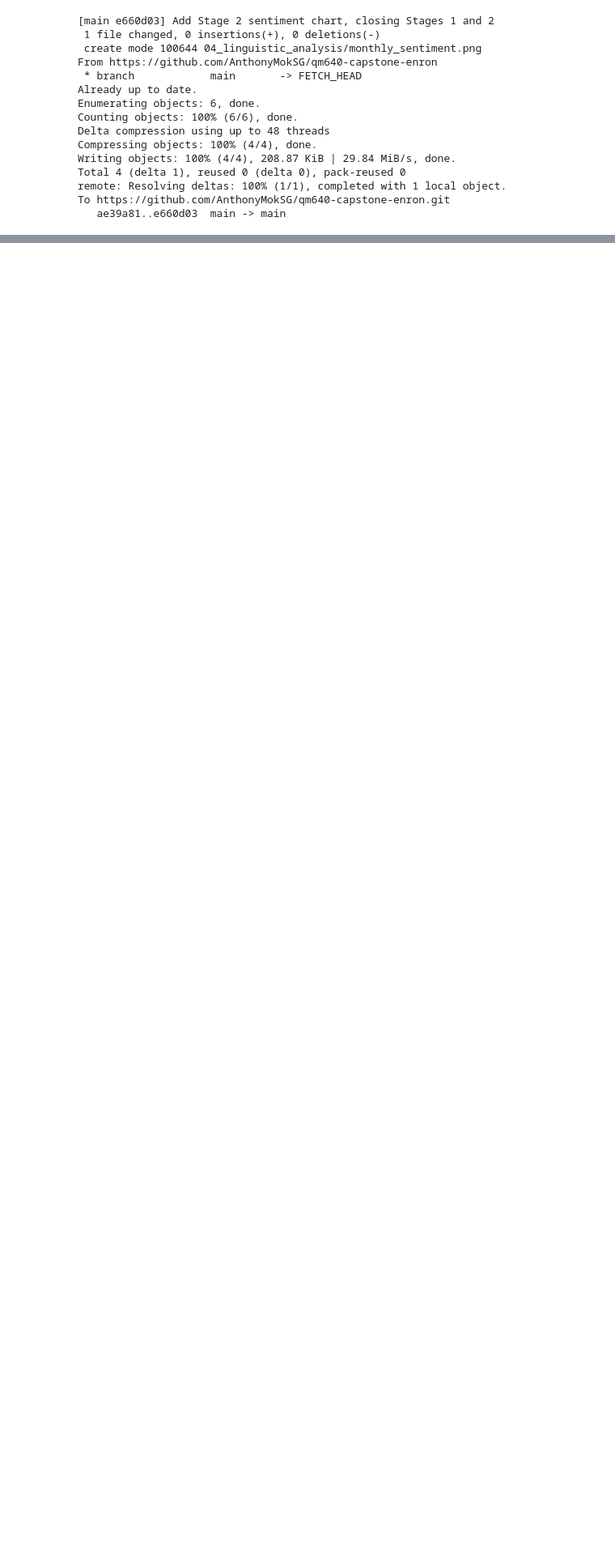
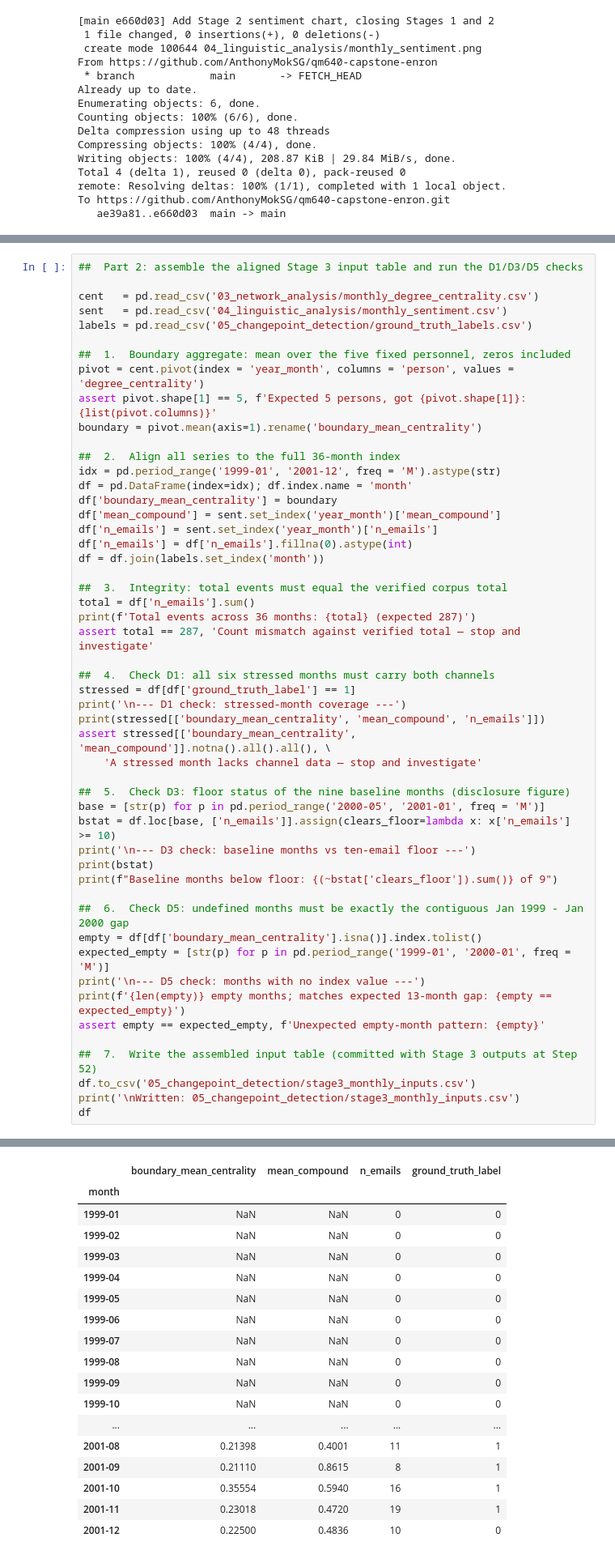
Before and after one commit to AnthonyMokSG/qm640-capstone-enron, a Jupyter notebook: 01_extraction/qm640_extraction.ipynb, the cells around one changed output, grey strips where cells are left out. Shown at 81% size. Drawn from its saved outputs; the diff is of its cells as text; blank space fills up the shorter version.

```diff
--- a/01_extraction/qm640_extraction.ipynb
+++ b/01_extraction/qm640_extraction.ipynb
@@ -2258,0 +2410,52 @@ To https://github.com/AnthonyMokSG/qm640-capstone-enron.git
+# %%
+##  Part 2: assemble the aligned Stage 3 input table and run the D1/D3/D5 checks
+
+cent   = pd.read_csv('03_network_analysis/monthly_degree_centrality.csv')
+sent   = pd.read_csv('04_linguistic_analysis/monthly_sentiment.csv')
+labels = pd.read_csv('05_changepoint_detection/ground_truth_labels.csv')
+
+##  1.  Boundary aggregate: mean over the five fixed personnel, zeros included
+pivot = cent.pivot(index = 'year_month', columns = 'person', values = 'degree_centrality')
+assert pivot.shape[1] == 5, f'Expected 5 persons, got {pivot.shape[1]}: {list(pivot.columns)}'
+boundary = pivot.mean(axis=1).rename('boundary_mean_centrality')
+
+##  2.  Align all series to the full 36-month index
+idx = pd.period_range('1999-01', '2001-12', freq = 'M').astype(str)
+df = pd.DataFrame(index=idx); df.index.name = 'month'
+df['boundary_mean_centrality'] = boundary
+df['mean_compound'] = sent.set_index('year_month')['mean_compound']
+df['n_emails'] = sent.set_index('year_month')['n_emails']
+df['n_emails'] = df['n_emails'].fillna(0).astype(int)
+df = df.join(labels.set_index('month'))
+
+##  3.  Integrity: total events must equal the verified corpus total
+total = df['n_emails'].sum()
+print(f'Total events across 36 months: {total} (expected 287)')
+assert total == 287, 'Count mismatch against verified total — stop and investigate'
+
+##  4.  Check D1: all six stressed months must carry both channels
+stressed = df[df['ground_truth_label'] == 1]
+print('\n--- D1 check: stressed-month coverage ---')
+print(stressed[['boundary_mean_centrality', 'mean_compound', 'n_emails']])
+assert stressed[['boundary_mean_centrality', 'mean_compound']].notna().all().all(), \
+    'A stressed month lacks channel data — stop and investigate'
+
+##  5.  Check D3: floor status of the nine baseline months (disclosure figure)
+base = [str(p) for p in pd.period_range('2000-05', '2001-01', freq = 'M')]
+bstat = df.loc[base, ['n_emails']].assign(clears_floor=lambda x: x['n_emails'] >= 10)
+print('\n--- D3 check: baseline months vs ten-email floor ---')
+print(bstat)
+print(f"Baseline months below floor: {(~bstat['clears_floor']).sum()} of 9")
+
+##  6.  Check D5: undefined months must be exactly the contiguous Jan 1999 - Jan 2000 gap
+empty = df[df['boundary_mean_centrality'].isna()].index.tolist()
+expected_empty = [str(p) for p in pd.period_range('1999-01', '2000-01', freq = 'M')]
+print('\n--- D5 check: months with no index value ---')
+print(f'{len(empty)} empty months; matches expected 13-month gap: {empty == expected_empty}')
+assert empty == expected_empty, f'Unexpected empty-month pattern: {empty}'
+
+##  7.  Write the assembled input table (committed with Stage 3 outputs at Step 52)
+df.to_csv('05_changepoint_detection/stage3_monthly_inputs.csv')
+print('\nWritten: 05_changepoint_detection/stage3_monthly_inputs.csv')
+df
+# %% [output]
@@ -2258,0 +2479,18 @@ To https://github.com/AnthonyMokSG/qm640-capstone-enron.git
+|  | boundary_mean_centrality | mean_compound | n_emails | ground_truth_label |
+| month |  |  |  |  |
+| 1999-01 | NaN | NaN | 0 | 0 |
+| 1999-02 | NaN | NaN | 0 | 0 |
+| 1999-03 | NaN | NaN | 0 | 0 |
+| 1999-04 | NaN | NaN | 0 | 0 |
+| 1999-05 | NaN | NaN | 0 | 0 |
+| 1999-06 | NaN | NaN | 0 | 0 |
+| 1999-07 | NaN | NaN | 0 | 0 |
+| 1999-08 | NaN | NaN | 0 | 0 |
+| 1999-09 | NaN | NaN | 0 | 0 |
+| 1999-10 | NaN | NaN | 0 | 0 |
+| ... | ... | ... | ... | ... |
+| 2001-08 | 0.21398 | 0.4001 | 11 | 1 |
+| 2001-09 | 0.21110 | 0.8615 | 8 | 1 |
+| 2001-10 | 0.35554 | 0.5940 | 16 | 1 |
+| 2001-11 | 0.23018 | 0.4720 | 19 | 1 |
+| 2001-12 | 0.22500 | 0.4836 | 10 | 0 |
```
Also changed, not shown: parts of 33 cells of this notebook.
